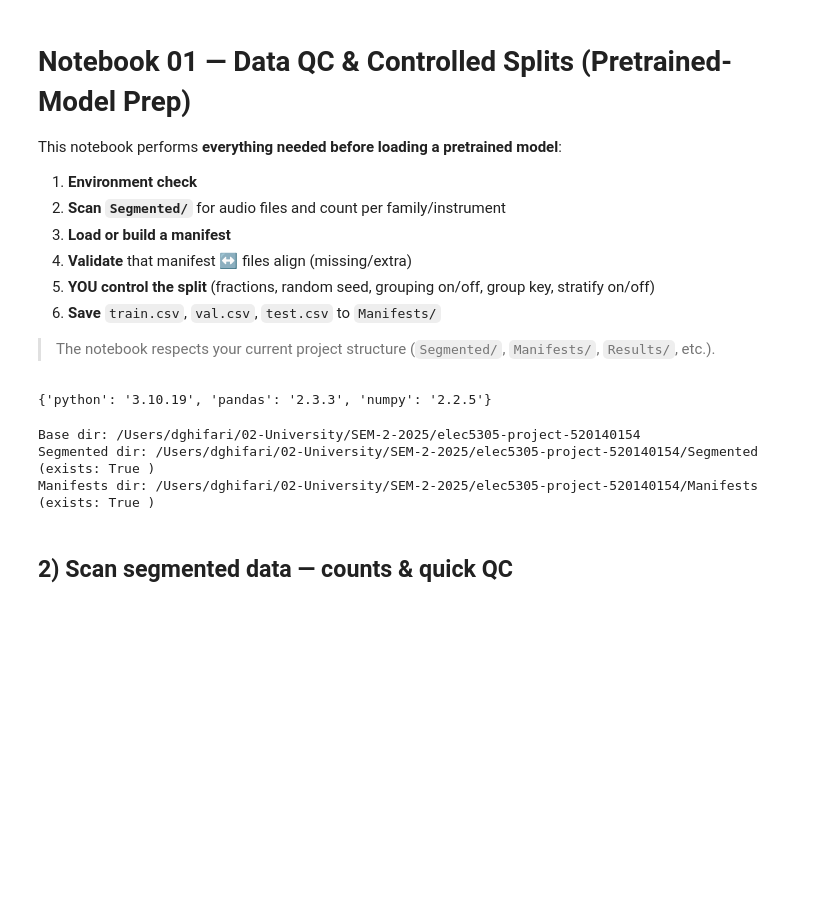
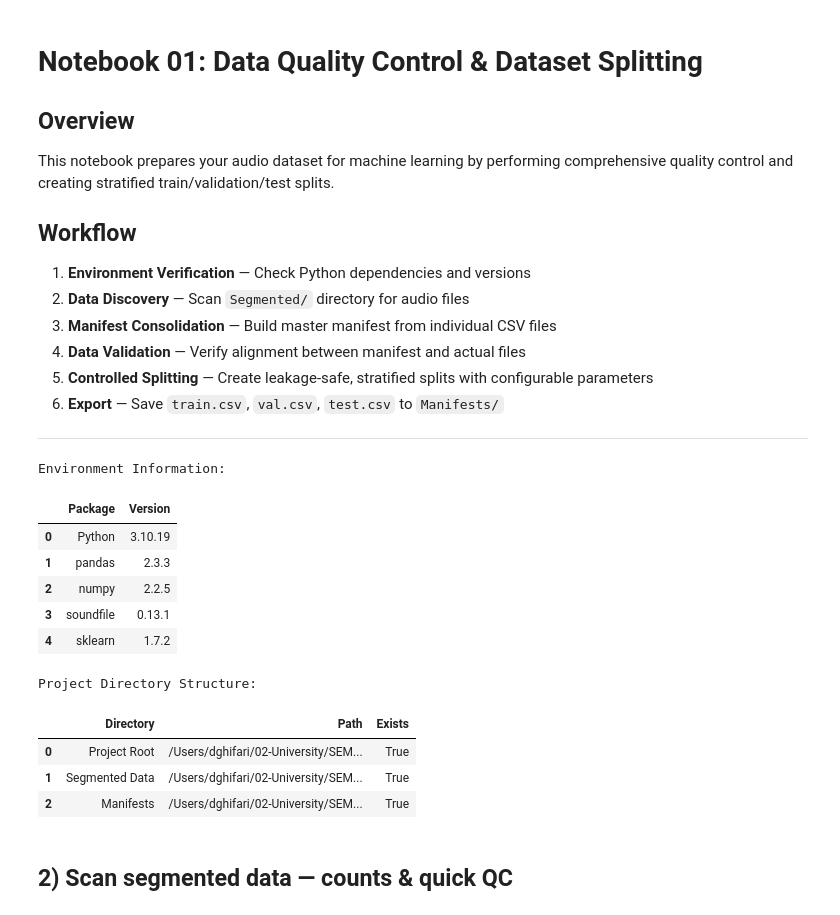
Before and after one commit to dawodghifari/elec5305-project-520140154, a Jupyter notebook: Scripts/01_data_qc_and_splits.ipynb, the cells around one changed output. Saved outputs shown, nothing was run; the diff lists cells and outputs as text; code cells hidden in the pictures; blank space fills up the shorter version.

```diff
--- a/Scripts/01_data_qc_and_splits.ipynb
+++ b/Scripts/01_data_qc_and_splits.ipynb
@@ -1,45 +1,68 @@
 # %% [markdown]
-# Notebook 01 — Data QC & Controlled Splits (Pretrained-Model Prep)
+# Notebook 01: Data Quality Control & Dataset Splitting
 
-This notebook performs **everything needed before loading a pretrained model**:
-1. **Environment check**
-2. **Scan `Segmented/`** for audio files and count per family/instrument
-3. **Load or build a manifest**
-4. **Validate** that manifest ↔ files align (missing/extra)
-5. **YOU control the split** (fractions, random seed, grouping on/off, group key, stratify on/off)
-6. **Save** `train.csv`, `val.csv`, `test.csv` to `Manifests/`
+## Overview
+This notebook prepares your audio dataset for machine learning by performing comprehensive quality control and creating stratified train/validation/test splits.
 
-> The notebook respects your current project structure (`Segmented/`, `Manifests/`, `Results/`, etc.).
+## Workflow
+1. **Environment Verification** — Check Python dependencies and versions
+2. **Data Discovery** — Scan `Segmented/` directory for audio files
+3. **Manifest Consolidation** — Build master manifest from individual CSV files
+4. **Data Validation** — Verify alignment between manifest and actual files
+5. **Controlled Splitting** — Create leakage-safe, stratified splits with configurable parameters
+6. **Export** — Save `train.csv`, `val.csv`, `test.csv` to `Manifests/`
+---
 # %%
-# --- 0) Imports ---
+# --- 0) Imports & Environment Check ---
 import os, sys, glob
 from pathlib import Path
 import pandas as pd
 import numpy as np
 import soundfile as sf
 
 from sklearn.model_selection import GroupShuffleSplit, StratifiedShuffleSplit
 
-print({
-    "python": sys.version.split()[0],
-    "pandas": pd.__version__,
-    "numpy": np.__version__,
+# Display environment info as table
+env_info = pd.DataFrame({
+    'Package': ['Python', 'pandas', 'numpy', 'soundfile', 'sklearn'],
+    'Version': [
+        sys.version.split()[0],
+        pd.__version__,
+        np.__version__,
+        sf.__version__,
+        __import__('sklearn').__version__
+    ]
 })
+print("Environment Information:")
+display(env_info)
 # %% [output]
-{'python': '3.10.19', 'pandas': '2.3.3', 'numpy': '2.2.5'}
+Environment Information:
+|  | Package | Version |
+| 0 | Python | 3.10.19 |
+| 1 | pandas | 2.3.3 |
+| 2 | numpy | 2.2.5 |
+| 3 | soundfile | 0.13.1 |
+| 4 | sklearn | 1.7.2 |
 # %%
-# --- 1) Paths ---
+# --- 1) Project Paths ---
 base_dir = Path("..").resolve()
 segmented_dir = base_dir / "Segmented"
 manifests_dir = base_dir / "Manifests"
 
-print("Base dir:", base_dir)
-print("Segmented dir:", segmented_dir, "(exists:", segmented_dir.exists(), ")")
-print("Manifests dir:", manifests_dir, "(exists:", manifests_dir.exists(), ")")
+# Display paths as table
+path_info = pd.DataFrame({
+    'Directory': ['Project Root', 'Segmented Data', 'Manifests'],
+    'Path': [str(base_dir), str(segmented_dir), str(manifests_dir)],
+    'Exists': [base_dir.exists(), segmented_dir.exists(), manifests_dir.exists()]
+})
+print("Project Directory Structure:")
+display(path_info)
 # %% [output]
-Base dir: /Users/dghifari/02-University/SEM-2-2025/elec5305-project-520140154
-Segmented dir: /Users/dghifari/02-University/SEM-2-2025/elec5305-project-520140154/Segmented (exists: True )
-Manifests dir: /Users/dghifari/02-University/SEM-2-2025/elec5305-project-520140154/Manifests (exists: True )
+Project Directory Structure:
+|  | Directory | Path | Exists |
+| 0 | Project Root | /Users/dghifari/02-University/SEM... | True |
+| 1 | Segmented Data | /Users/dghifari/02-University/SEM... | True |
+| 2 | Manifests | /Users/dghifari/02-University/SEM... | True |
 # %% [markdown]
 ## 2) Scan segmented data — counts & quick QC
 # %%
```
Also changed, not shown: parts of 8 cells of this notebook, 33 other files.
